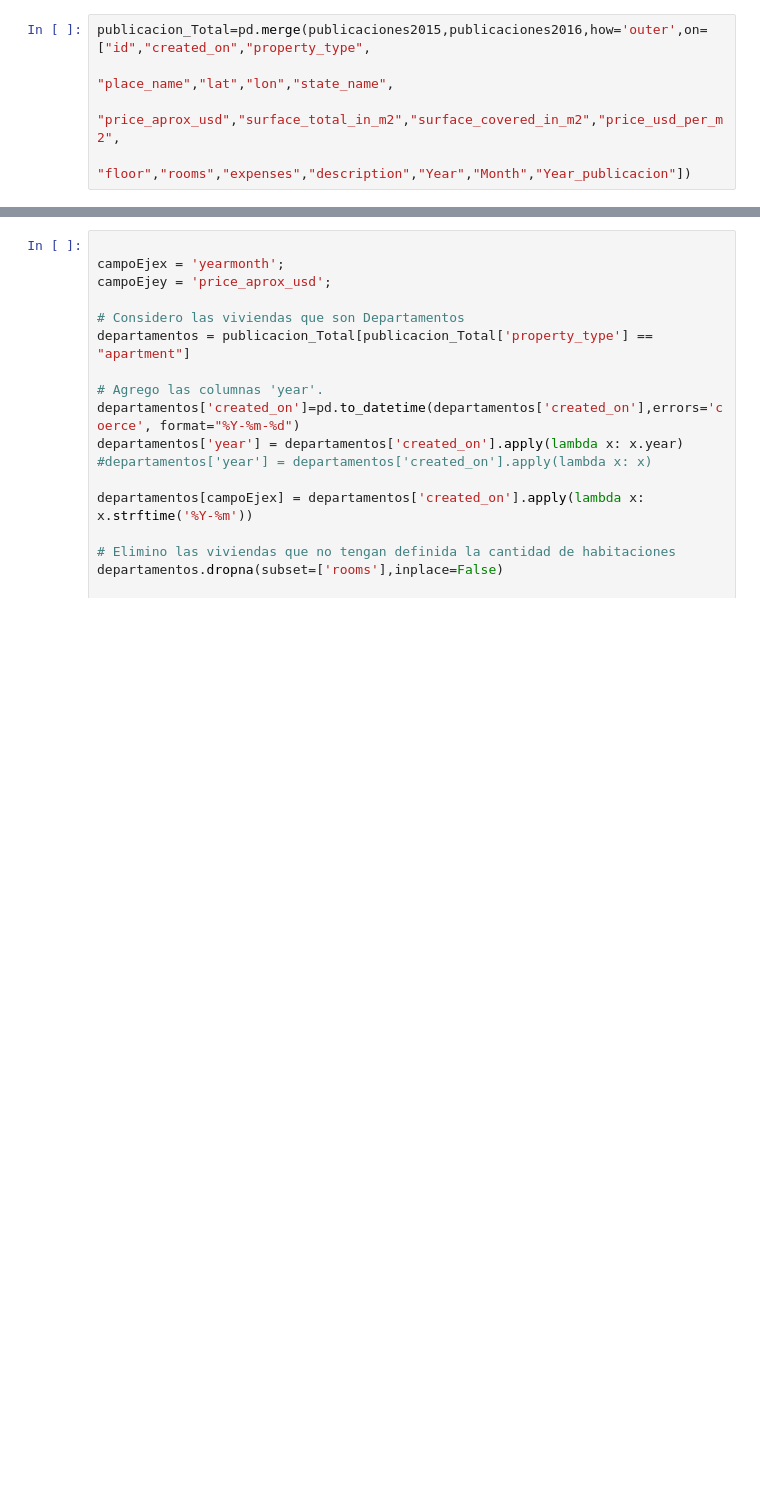
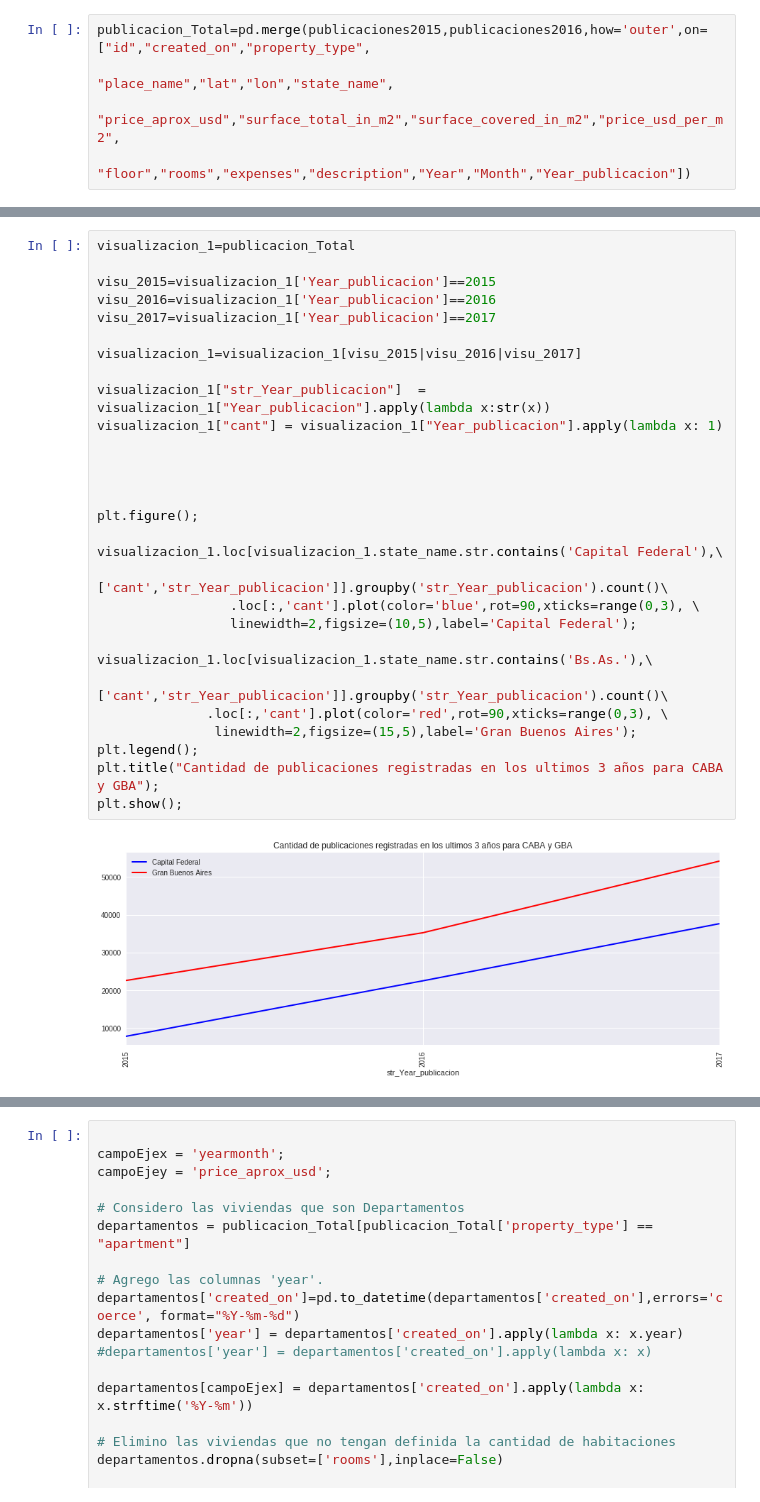
Before and after one commit to ariel55/survivingdata, a Jupyter notebook: TP1_Final.ipynb, the cells around one changed output, grey strips where cells are left out. Cells and saved outputs as stored; diff of their text form; blank space fills up the shorter version.

```diff
--- a/TP1_Final.ipynb
+++ b/TP1_Final.ipynb
@@ -250 +293,32 @@ publicacion_Total[:5]
+# %%
+visualizacion_1=publicacion_Total
+
+visu_2015=visualizacion_1['Year_publicacion']==2015
+visu_2016=visualizacion_1['Year_publicacion']==2016
+visu_2017=visualizacion_1['Year_publicacion']==2017
+
+visualizacion_1=visualizacion_1[visu_2015|visu_2016|visu_2017]
+
+visualizacion_1["str_Year_publicacion"]  = visualizacion_1["Year_publicacion"].apply(lambda x:str(x))
+visualizacion_1["cant"] = visualizacion_1["Year_publicacion"].apply(lambda x: 1)
+
+
+
+
+plt.figure();
+
+visualizacion_1.loc[visualizacion_1.state_name.str.contains('Capital Federal'),\
+                 ['cant','str_Year_publicacion']].groupby('str_Year_publicacion').count()\
+                 .loc[:,'cant'].plot(color='blue',rot=90,xticks=range(0,3), \
+                 linewidth=2,figsize=(10,5),label='Capital Federal');
+
+visualizacion_1.loc[visualizacion_1.state_name.str.contains('Bs.As.'),\
+                ['cant','str_Year_publicacion']].groupby('str_Year_publicacion').count()\
+              .loc[:,'cant'].plot(color='red',rot=90,xticks=range(0,3), \
+               linewidth=2,figsize=(15,5),label='Gran Buenos Aires');
+plt.legend();
+plt.title("Cantidad de publicaciones registradas en los ultimos 3 años para CABA y GBA");
+plt.show();
+# %% [output]
+[figure, added]
 # %% [markdown]
```
Also changed, not shown: parts of 36 cells of this notebook.
